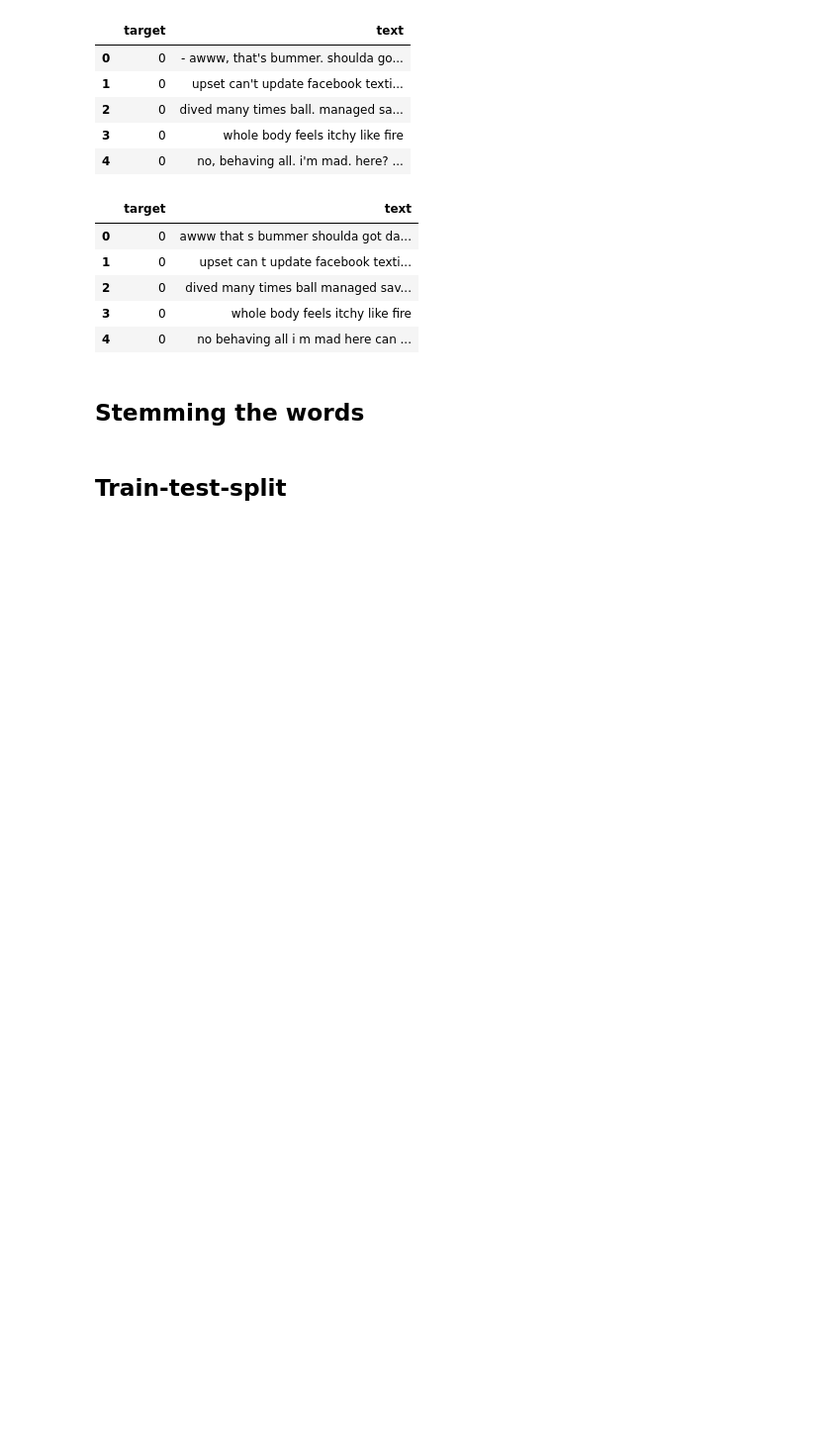
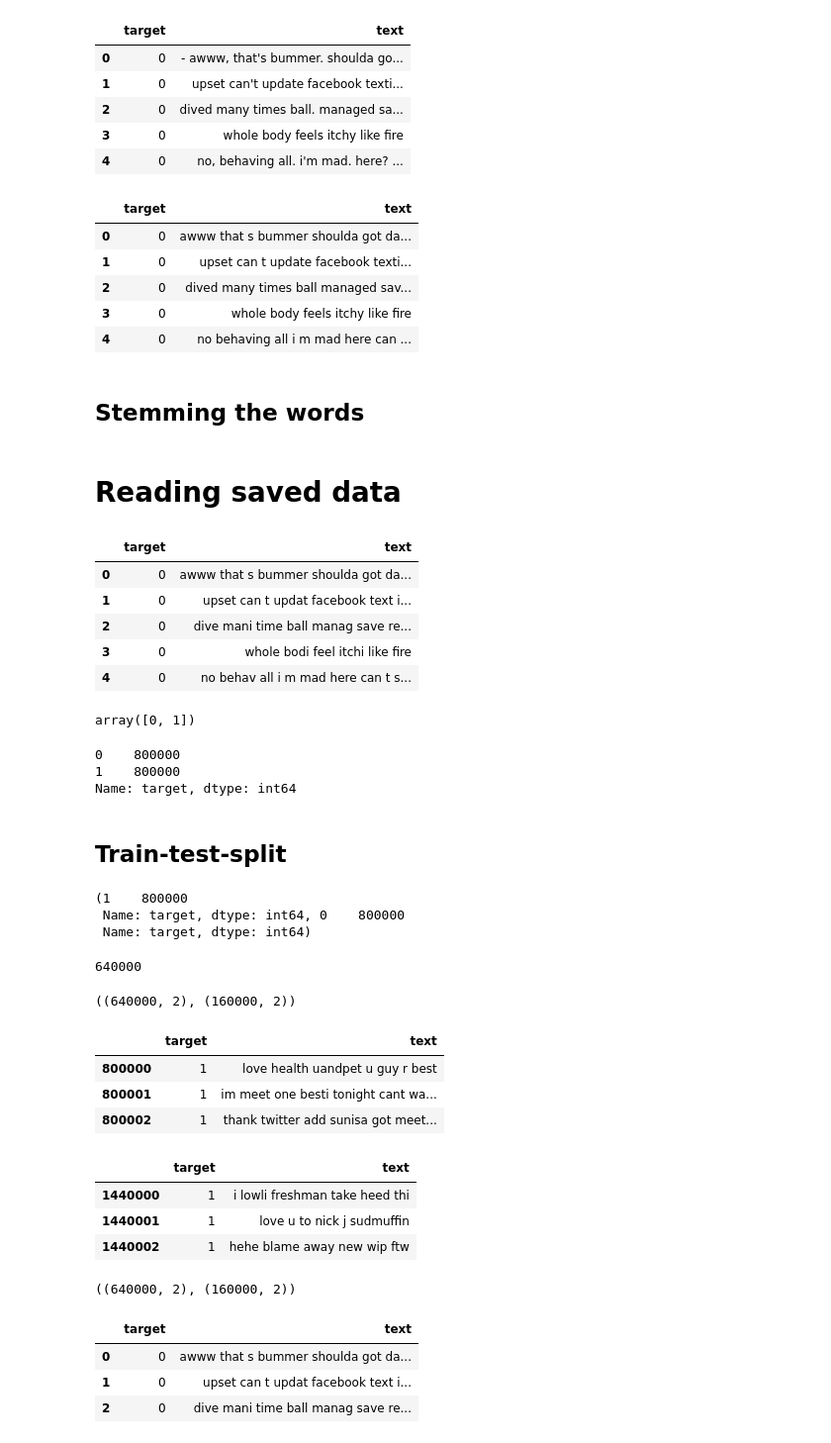
Before and after one commit to CaptaiN785/ML-Notebooks, a Jupyter notebook: Sentiments-twitter/Untitled.ipynb, the cells around one changed output. Shown at 99% size. Cells and saved outputs as stored; diff of their text form; code cells hidden in the pictures; blank space fills up the shorter version.

Commit message:
Done sentiments analysis on twitter 1.6 million of data

```diff
--- a/Sentiments-twitter/Untitled.ipynb
+++ b/Sentiments-twitter/Untitled.ipynb
@@ -126,7 +129,19 @@ def stemming_words(sentence):
     return ' '.join(word_list)
 # %%
 df['text'] = df['text'].apply(lambda x : stemming_words(x))
-# %% [markdown]
-## Train-test-split
 # %%
 df.to_csv('cleaned_data.csv')
+# %% [markdown]
+# Reading saved data
+# %%
+df = pd.read_csv('cleaned_data.csv')
+df.drop('Unnamed: 0', axis =1, inplace = True)
+# %%
+df.head()
+# %% [output]
+|  | target | text |
+| 0 | 0 | awww that s bummer shoulda got da... |
+| 1 | 0 | upset can t updat facebook text i... |
+| 2 | 0 | dive mani time ball manag save re... |
+| 3 | 0 | whole bodi feel itchi like fire |
+| 4 | 0 | no behav all i m mad here can t s... |
@@ -132,0 +150,12 @@ df.to_csv('cleaned_data.csv')
+# %%
+df['target'].unique()
+# %% [output]
+array([0, 1])
+# %%
+df['target'].value_counts()
+# %% [output]
+0    800000
+1    800000
+Name: target, dtype: int64
+# %% [markdown]
+## Train-test-split
@@ -132,0 +165,46 @@ df.to_csv('cleaned_data.csv')
+# %%
+positive_df['target'].value_counts(), negative_df['target'].value_counts()
+# %% [output]
+(1    800000
+ Name: target, dtype: int64, 0    800000
+ Name: target, dtype: int64)
+# %%
+## Taking 80% for training and 20% for testing
+training_size = int(0.8*(len(positive_df)))
+training_size
+# %% [output]
+640000
+# %%
+## Dividing the positive and negative into training and testing set
+pos_train = positive_df.iloc[:training_size]
+pos_test = positive_df.iloc[training_size:]
+pos_train.shape, pos_test.shape
+# %% [output]
+((640000, 2), (160000, 2))
+# %%
+pos_train.head(3)
+# %% [output]
+|  | target | text |
+| 800000 | 1 | love health uandpet u guy r best |
+| 800001 | 1 | im meet one besti tonight cant wa... |
+| 800002 | 1 | thank twitter add sunisa got meet... |
+# %%
+pos_test.head(3)
+# %% [output]
+|  | target | text |
+| 1440000 | 1 | i lowli freshman take heed thi |
+| 1440001 | 1 | love u to nick j sudmuffin |
+| 1440002 | 1 | hehe blame away new wip ftw |
+# %%
+neg_train = negative_df.iloc[:training_size]
+neg_test = negative_df.iloc[training_size:]
+neg_train.shape, neg_test.shape
+# %% [output]
+((640000, 2), (160000, 2))
+# %%
+neg_train.head(3)
+# %% [output]
+|  | target | text |
+| 0 | 0 | awww that s bummer shoulda got da... |
+| 1 | 0 | upset can t updat facebook text i... |
+| 2 | 0 | dive mani time ball manag save re... |
```
Also changed, not shown: parts of 45 cells of this notebook, 5 other files.
